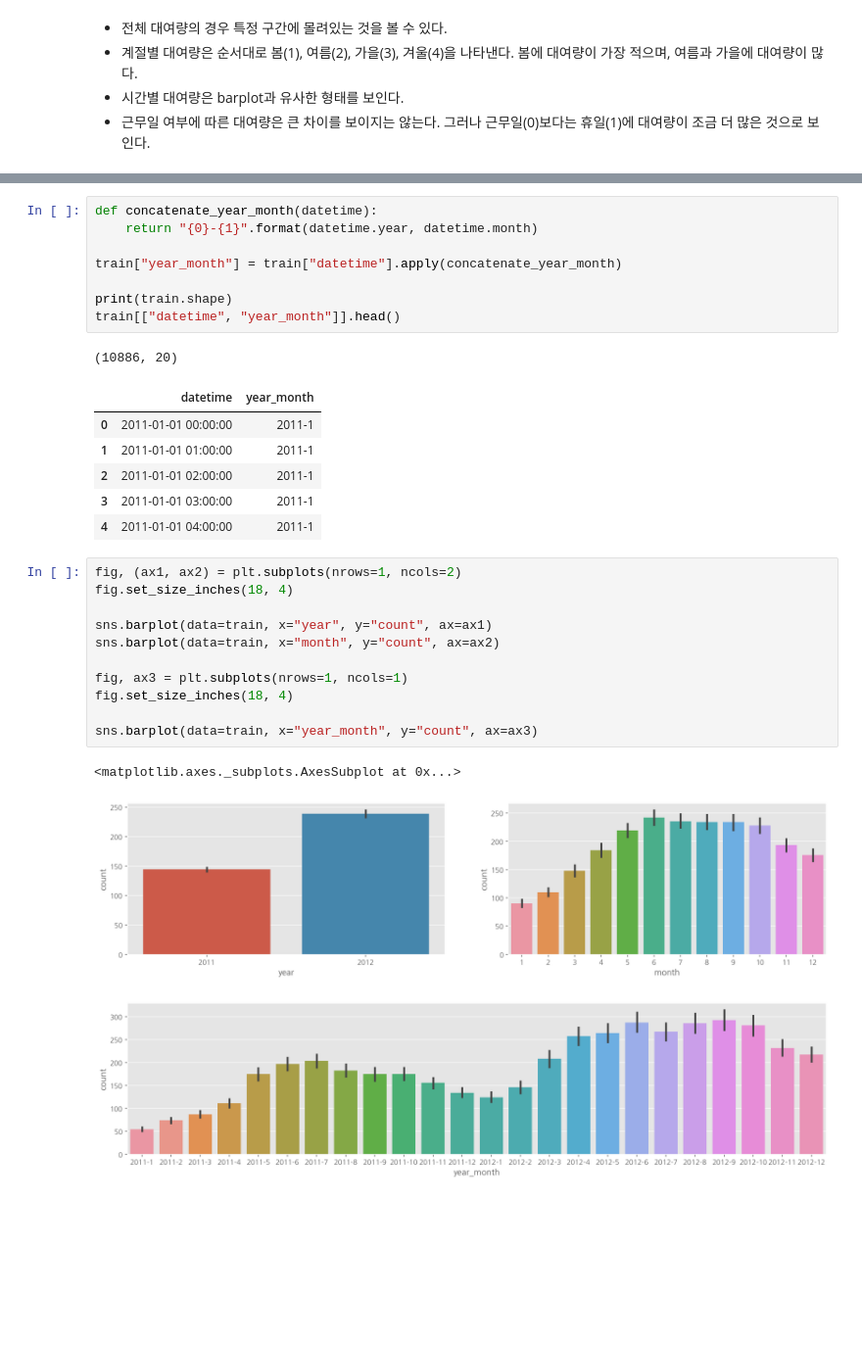
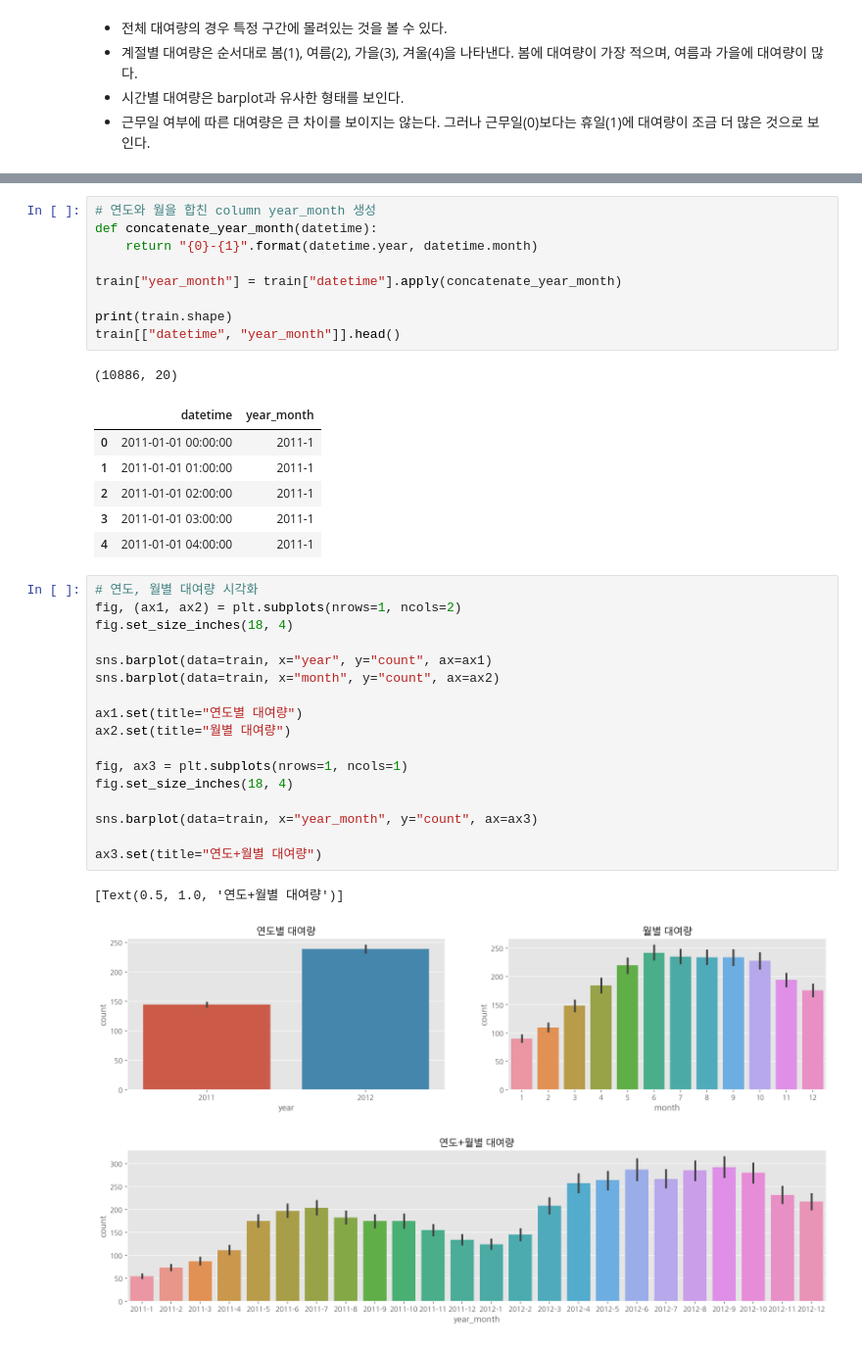
Before and after one commit to HwayoungYoon/Data-Analysis-Practice, a Jupyter notebook: bike-sharing-demand/kaggle_DS_bike_sharing_demand_EDA.ipynb, the cells around one changed output, grey strips where cells are left out. Shown at 98% size. Saved outputs shown, nothing was run; the diff lists cells and outputs as text; blank space fills up the shorter version.

```diff
--- a/bike-sharing-demand/kaggle_DS_bike_sharing_demand_EDA.ipynb
+++ b/bike-sharing-demand/kaggle_DS_bike_sharing_demand_EDA.ipynb
@@ -390,4 +413,5 @@ sns.regplot(x="humidity", y="count", data=train,ax=ax3)
 # %%
+# 연도와 월을 합친 column year_month 생성
 def concatenate_year_month(datetime):
     return "{0}-{1}".format(datetime.year, datetime.month)
 
@@ -404,20 +428,26 @@ train[["datetime", "year_month"]].head()
 | 3 | 2011-01-01 03:00:00 | 2011-1 |
 | 4 | 2011-01-01 04:00:00 | 2011-1 |
 # %%
+# 연도, 월별 대여량 시각화
 fig, (ax1, ax2) = plt.subplots(nrows=1, ncols=2)
 fig.set_size_inches(18, 4)
 
 sns.barplot(data=train, x="year", y="count", ax=ax1)
 sns.barplot(data=train, x="month", y="count", ax=ax2)
 
+ax1.set(title="연도별 대여량")
+ax2.set(title="월별 대여량")
+
 fig, ax3 = plt.subplots(nrows=1, ncols=1)
 fig.set_size_inches(18, 4)
 
 sns.barplot(data=train, x="year_month", y="count", ax=ax3)
+
+ax3.set(title="연도+월별 대여량")
 # %% [output]
-<matplotlib.axes._subplots.AxesSubplot at 0x...>
+[Text(0.5, 1.0, '연도+월별 대여량')]
-[figure, old version]
+[figure, new version]
-[figure, old version]
+[figure, new version]
 # %% [markdown]
 * 2011년보다 2012년의 대여량이 더 많다.
 * 겨울보다는 여름에 대여량이 많다.
```
Also changed, not shown: parts of 19 cells of this notebook.
